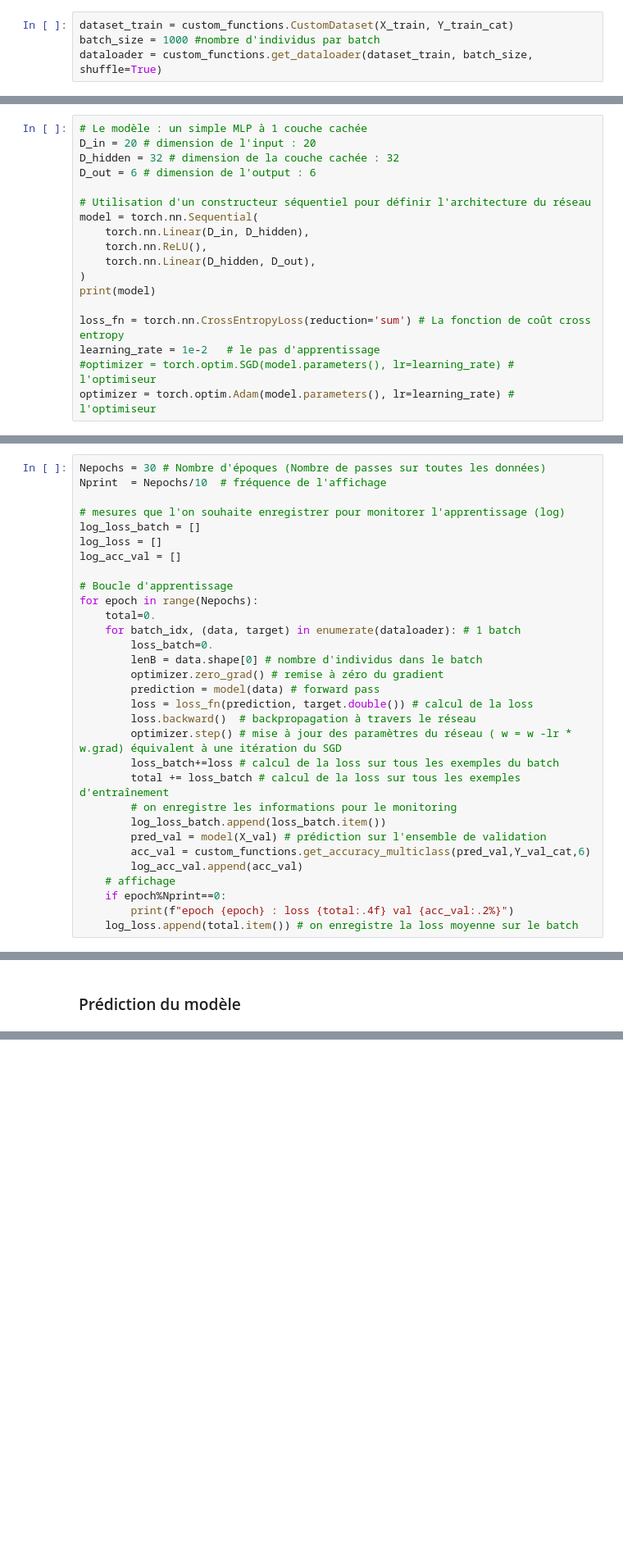
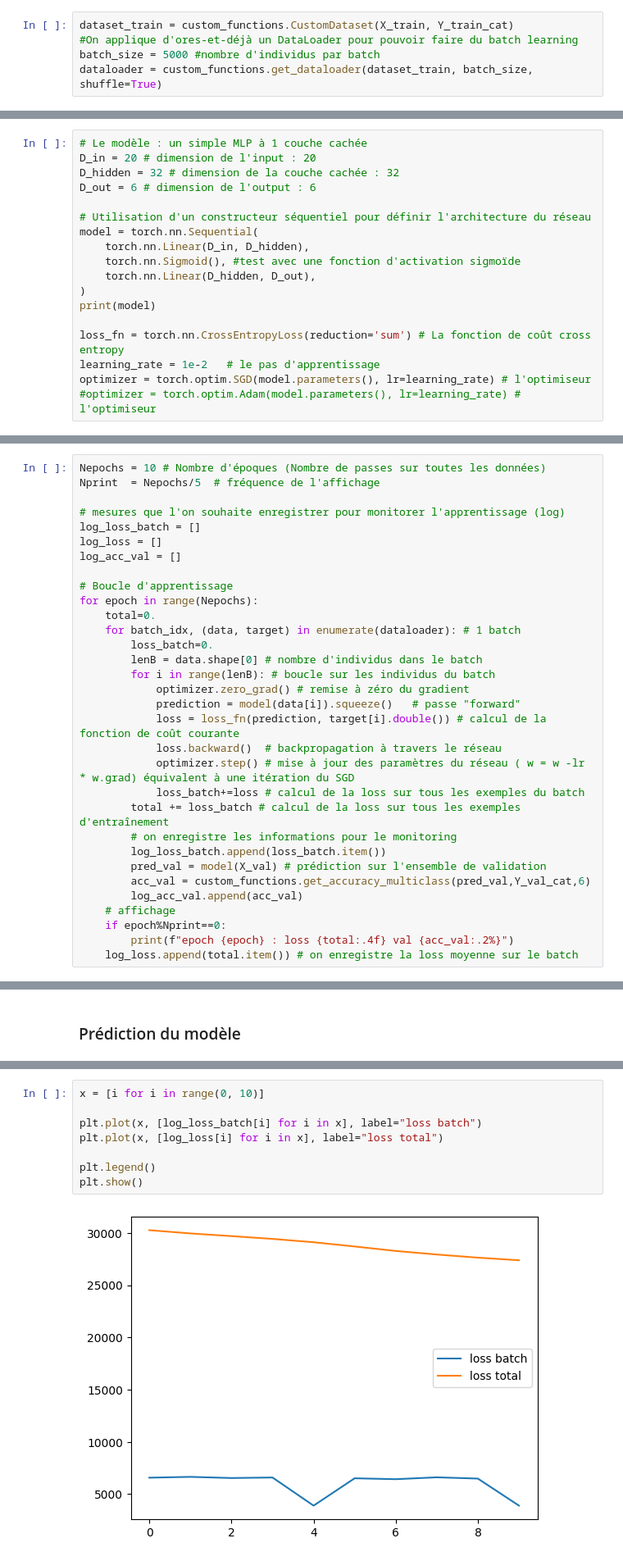
Before and after one commit to FeckNeck/deep-learning-project, a Jupyter notebook: index.ipynb, the cells around one changed output, grey strips where cells are left out. Shown: that part at 82% size. Saved outputs shown, nothing was run; the diff lists cells and outputs as text; blank space fills up the shorter version.

Commit message:
feat: add testing models with different heuristics

```diff
--- a/index.ipynb
+++ b/index.ipynb
@@ -401,7 +401,8 @@ tensor([[0, 0, 0, 1, 0, 0],
         [0, 0, 0, 0, 0, 1]])
 # %%
 dataset_train = custom_functions.CustomDataset(X_train, Y_train_cat)
-batch_size = 1000 #nombre d'individus par batch
+#On applique d'ores-et-déjà un DataLoader pour pouvoir faire du batch learning
+batch_size = 5000 #nombre d'individus par batch
 dataloader = custom_functions.get_dataloader(dataset_train, batch_size, shuffle=True)
 # %% [markdown]
 ## Perceptron avec une couche cachée
@@ -416,15 +417,15 @@ D_out = 6 # dimension de l'output : 6
 # Utilisation d'un constructeur séquentiel pour définir l'architecture du réseau
 model = torch.nn.Sequential(
     torch.nn.Linear(D_in, D_hidden),
-    torch.nn.ReLU(),
+    torch.nn.Sigmoid(), #test avec une fonction d'activation sigmoïde
     torch.nn.Linear(D_hidden, D_out),
 )
 print(model)
 
 loss_fn = torch.nn.CrossEntropyLoss(reduction='sum') # La fonction de coût cross entropy
 learning_rate = 1e-2   # le pas d'apprentissage
-#optimizer = torch.optim.SGD(model.parameters(), lr=learning_rate) # l'optimiseur
-optimizer = torch.optim.Adam(model.parameters(), lr=learning_rate) # l'optimiseur
+optimizer = torch.optim.SGD(model.parameters(), lr=learning_rate) # l'optimiseur
+#optimizer = torch.optim.Adam(model.parameters(), lr=learning_rate) # l'optimiseur
 # %% [output]
 Sequential(
   (0): Linear(in_features=20, out_features=32, bias=True)
@@ -443,8 +444,8 @@ Couche 3: [6] (6 paramètres entrainables)
 # %% [markdown]
 ### Apprentissage du modèle
 # %%
-Nepochs = 30 # Nombre d'époques (Nombre de passes sur toutes les données)
-Nprint  = Nepochs/10  # fréquence de l'affichage
+Nepochs = 10 # Nombre d'époques (Nombre de passes sur toutes les données)
+Nprint  = Nepochs/5  # fréquence de l'affichage
 
 # mesures que l'on souhaite enregistrer pour monitorer l'apprentissage (log)
 log_loss_batch = []
@@ -457,12 +458,13 @@ for epoch in range(Nepochs):
     for batch_idx, (data, target) in enumerate(dataloader): # 1 batch
         loss_batch=0.
         lenB = data.shape[0] # nombre d'individus dans le batch
-        optimizer.zero_grad() # remise à zéro du gradient
-        prediction = model(data) # forward pass
-        loss = loss_fn(prediction, target.double()) # calcul de la loss
-        loss.backward()  # backpropagation à travers le réseau
-        optimizer.step() # mise à jour des paramètres du réseau ( w = w -lr * w.grad) équivalent à une itération du SGD
-        loss_batch+=loss # calcul de la loss sur tous les exemples du batch
+        for i in range(lenB): # boucle sur les individus du batch
+            optimizer.zero_grad() # remise à zéro du gradient
+            prediction = model(data[i]).squeeze()   # passe "forward"
+            loss = loss_fn(prediction, target[i].double()) # calcul de la fonction de coût courante
+            loss.backward()  # backpropagation à travers le réseau
+            optimizer.step() # mise à jour des paramètres du réseau ( w = w -lr * w.grad) équivalent à une itération du SGD
+            loss_batch+=loss # calcul de la loss sur tous les exemples du batch
         total += loss_batch # calcul de la loss sur tous les exemples d'entraînement
         # on enregistre les informations pour le monitoring
         log_loss_batch.append(loss_batch.item())
@@ -495,3 +493,13 @@ accuracy : 55.09%
+# %%
+x = [i for i in range(0, 10)]
+
+plt.plot(x, [log_loss_batch[i] for i in x], label="loss batch")
+plt.plot(x, [log_loss[i] for i in x], label="loss total")
+
+plt.legend()
+plt.show()
+# %% [output]
+[figure, added]
 # %% [markdown]
 ## Changement de modèle
 On va essayer d'améliorer nos résultats,
```
Also changed, not shown: parts of 41 cells of this notebook.
